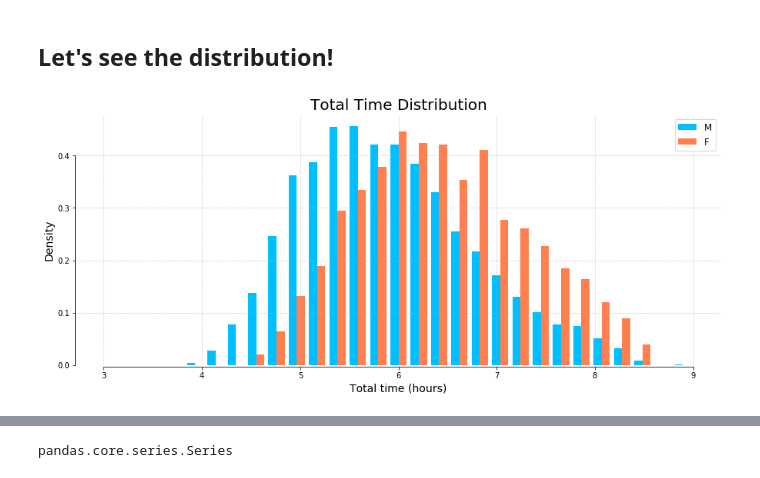
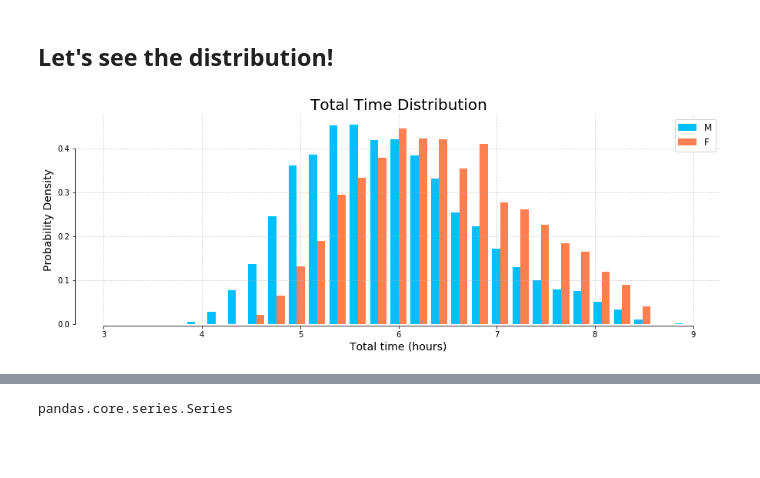
Before and after one commit to yiyiwii/da_triathlon, a Jupyter notebook: da_triathlon.ipynb, the cells around one changed output, grey strips where cells are left out. Drawn from its saved outputs; the diff is of its cells as text; code cells hidden in the pictures; blank space fills up the shorter version.

```diff
--- a/da_triathlon.ipynb
+++ b/da_triathlon.ipynb
@@ -59,0 +84,4 @@ print(df.shape)
+# %%
+df_no_run = df[df['Run']=='pass']
+df_no_run['Run'] = df_no_run['Finish'] - df_no_run['Bike'] - df_no_run['Swim']
+df_no_run.head()
@@ -59,0 +91,4 @@ print(df.shape)
+# %%
+df_no_bike = df[df['Bike']=='pass']
+df_no_bike['Bike'] = df_no_bike['Finish'] - df_no_bike['Run'] - df_no_bike['Swim']
+df_no_bike.head()
@@ -59,0 +102,6 @@ print(df.shape)
+# %%
+inx = df_no_run.index.tolist()
+df.loc[inx, 'Run'] = df_no_run.loc[inx]['Run']
+# %%
+inx = df_no_bike.index.tolist()
+df.loc[inx, 'Bike'] = df_no_bike.loc[inx]['Bike']
@@ -76,31 +147,31 @@ female = df['Gender'] =='F'
 # %%
 # Total time distribution according to gender
 
-m = df[male]['Finish'] / pd.Timedelta(hours=1)
-f = df[female]['Finish']/ pd.Timedelta(hours=1)
+m = df[male]['Finish']
+f = df[female]['Finish']
 
 bins = np.linspace(3, 9, 30)
 ax_fontsize = 14
 
 # Plot histogram of total time for female and male
-fig = plt.figure(figsize=(15, 6))
+fig = plt.figure(figsize=(15, 5))
 plt.hist([m, f], bins, label=('M','F'), density=True, color=('deepskyblue', 'coral'))
 
 plt.xlabel('Total time (hours)', fontsize = ax_fontsize)
-plt.ylabel('Density', fontsize = ax_fontsize)
+plt.ylabel('Probability Density', fontsize = ax_fontsize)
 plt.xticks(fontsize = ax_fontsize)
 plt.yticks(fontsize = ax_fontsize)
 
 plt.grid(linestyle='dotted')
 plt.legend(loc=0, fontsize = ax_fontsize - 2)
 sns.despine(offset=2, trim=True)
 
 plt.title('Total Time Distribution', fontsize = ax_fontsize + 6)
 plt.savefig('totaltime_dist.png', dpi=800)
 
 plt.show()
 # %% [output]
-[figure, old version]
+[figure, new version]
 # %%
 m_des = pd.DataFrame(m.describe())
 # %%
```
Also changed, not shown: parts of 37 cells of this notebook.
